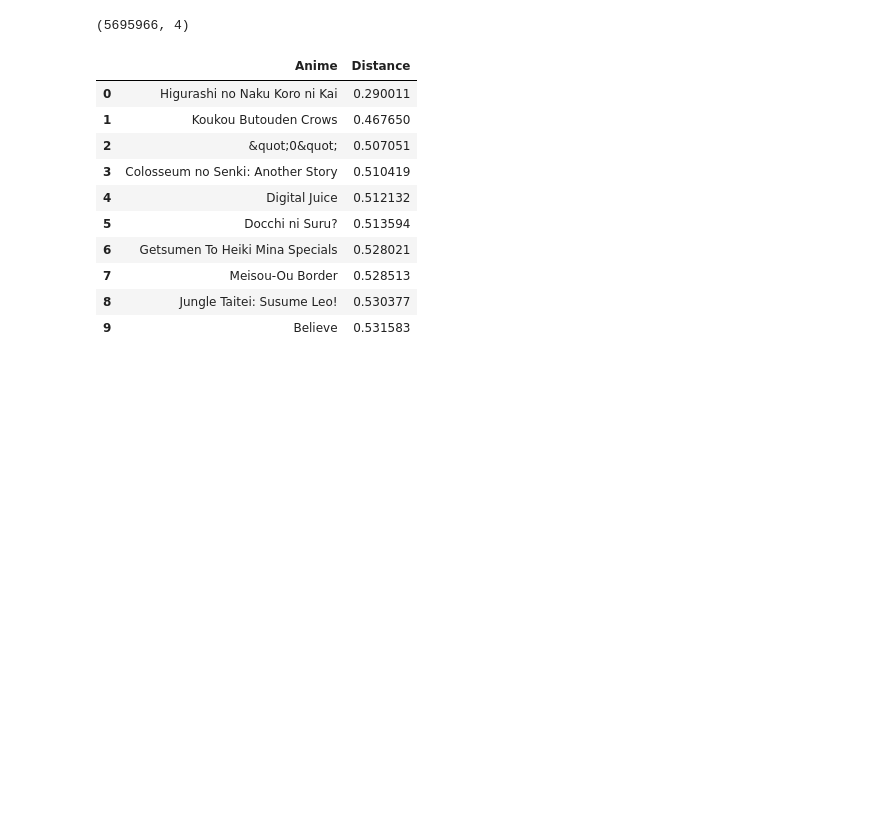
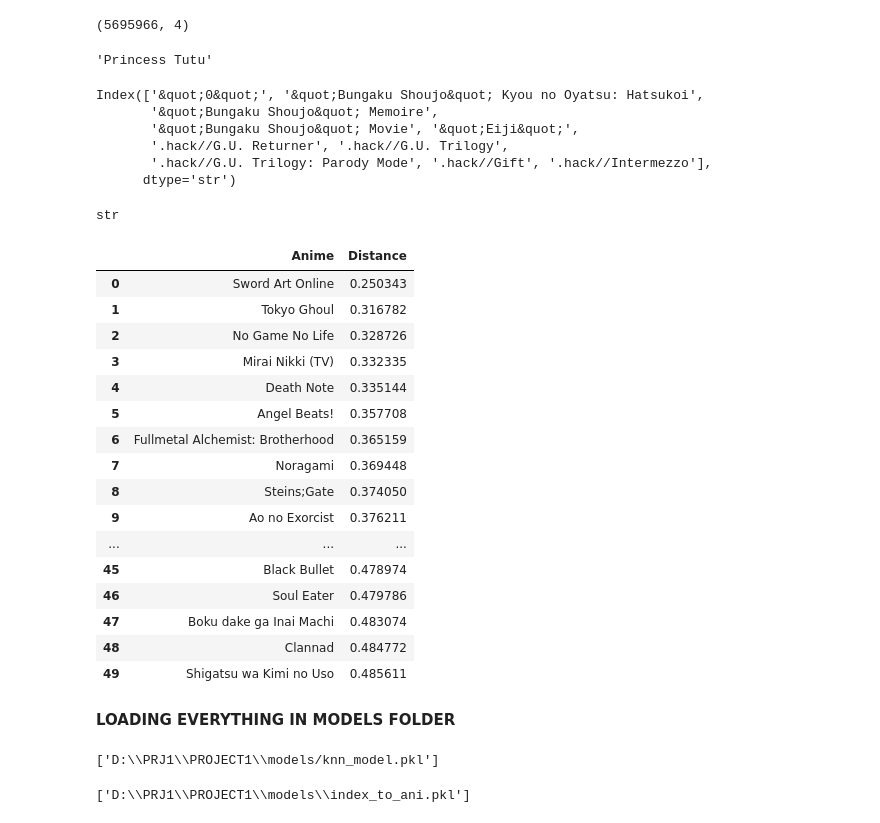
Before and after one commit to datta6788/PROJECT1, a Jupyter notebook: notebooks/collab_filtering.ipynb, the cells around one changed output. Drawn from its saved outputs; the diff is of its cells as text; code cells hidden in the pictures; blank space fills up the shorter version.

```diff
--- a/notebooks/collab_filtering.ipynb
+++ b/notebooks/collab_filtering.ipynb
@@ -168,14 +172,35 @@ sparse_matrix=coo_matrix((rating_values,(acodes,ucodes)))
-# %%
-sparse_matrix=sparse_matrix.tocsr()
+# %%
+anime_names=acate.cat.categories
 # %%
 knn_model=NearestNeighbors(metric="cosine",algorithm="brute",n_neighbors=11)
 knn_model.fit(sparse_matrix)
 ani_to_index={anime:idx
-              for idx, anime in enumerate(dataset_AR["name"].astype("category").cat.categories)}
+              for idx, anime in enumerate(anime_names)}
 index_to_ani={idx:anime
-              for anime,idx in ani_to_index.items()}
+              for idx,anime in enumerate(anime_names)}
+# %%
+index_to_ani[7000]
+# index_to_ani[1]
+# index_to_ani[2]
+# index_to_ani[3]
+# index_to_ani[4]
+# %% [output]
+'Princess Tutu'
+# %%
+print(anime_names[:10])
+# %% [output]
+Index(['&quot;0&quot;', '&quot;Bungaku Shoujo&quot; Kyou no Oyatsu: Hatsukoi',
+       '&quot;Bungaku Shoujo&quot; Memoire',
+       '&quot;Bungaku Shoujo&quot; Movie', '&quot;Eiji&quot;',
+       '.hack//G.U. Returner', '.hack//G.U. Trilogy',
+       '.hack//G.U. Trilogy: Parody Mode', '.hack//Gift', '.hack//Intermezzo'],
+      dtype='str')
+# %%
+type(anime_names[0])
+# %% [output]
+str
 # %%
-def knn_recc_model(ani_name,no_recc=10):
+def knn_recc_model(ani_name,no_recc=50):
     if ani_name not in ani_to_index:
         return "Anime not found!"
     ani_indx=ani_to_index[ani_name]
@@ -189,16 +214,24 @@ def knn_recc_model(ani_name,no_recc=10):
         )
     return pd.DataFrame(recco)
 # %%
-knn_recc_model("Dream Hazard: Akuma no Program")
+knn_recc_model("Shingeki no Kyojin")
 # %% [output]
 |  | Anime | Distance |
-| 0 | Higurashi no Naku Koro ni Kai | 0.290011 |
-| 1 | Koukou Butouden Crows | 0.467650 |
-| 2 | &quot;0&quot; | 0.507051 |
-| 3 | Colosseum no Senki: Another Story | 0.510419 |
-| 4 | Digital Juice | 0.512132 |
-| 5 | Docchi ni Suru? | 0.513594 |
-| 6 | Getsumen To Heiki Mina Specials | 0.528021 |
-| 7 | Meisou-Ou Border | 0.528513 |
-| 8 | Jungle Taitei: Susume Leo! | 0.530377 |
-| 9 | Believe | 0.531583 |
+| 0 | Sword Art Online | 0.250343 |
+| 1 | Tokyo Ghoul | 0.316782 |
+| 2 | No Game No Life | 0.328726 |
+| 3 | Mirai Nikki (TV) | 0.332335 |
+| 4 | Death Note | 0.335144 |
+| 5 | Angel Beats! | 0.357708 |
+| 6 | Fullmetal Alchemist: Brotherhood | 0.365159 |
+| 7 | Noragami | 0.369448 |
+| 8 | Steins;Gate | 0.374050 |
+| 9 | Ao no Exorcist | 0.376211 |
+| ... | ... | ... |
+| 45 | Black Bullet | 0.478974 |
+| 46 | Soul Eater | 0.479786 |
+| 47 | Boku dake ga Inai Machi | 0.483074 |
+| 48 | Clannad | 0.484772 |
+| 49 | Shigatsu wa Kimi no Uso | 0.485611 |
+# %% [markdown]
+**LOADING EVERYTHING IN MODELS FOLDER**
@@ -204,0 +240,4 @@ knn_recc_model("Dream Hazard: Akuma no Program")
+# %%
+joblib.dump(knn_model,"D:\PRJ1\PROJECT1\models/knn_model.pkl")
+# %% [output]
+['D:\\PRJ1\\PROJECT1\\models/knn_model.pkl']
@@ -204,0 +246,5 @@ knn_recc_model("Dream Hazard: Akuma no Program")
+# %%
+joblib.dump(ani_to_index,r"D:\PRJ1\PROJECT1\models\ani_to_index.pkl")
+joblib.dump(index_to_ani,r"D:\PRJ1\PROJECT1\models\index_to_ani.pkl")
+# %% [output]
+['D:\\PRJ1\\PROJECT1\\models\\index_to_ani.pkl']
```
Also changed, not shown: parts of 11 cells of this notebook, 9 other files.
